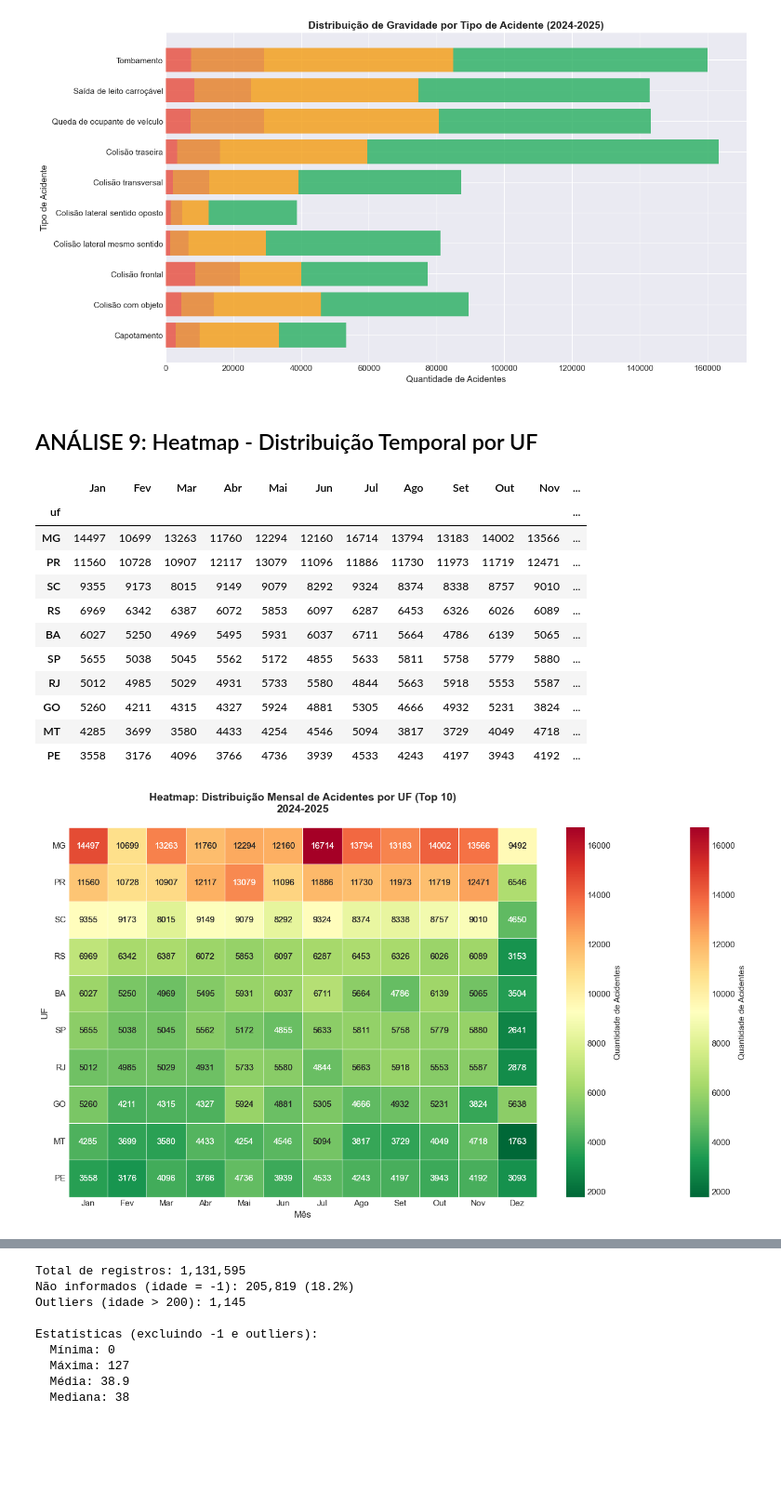
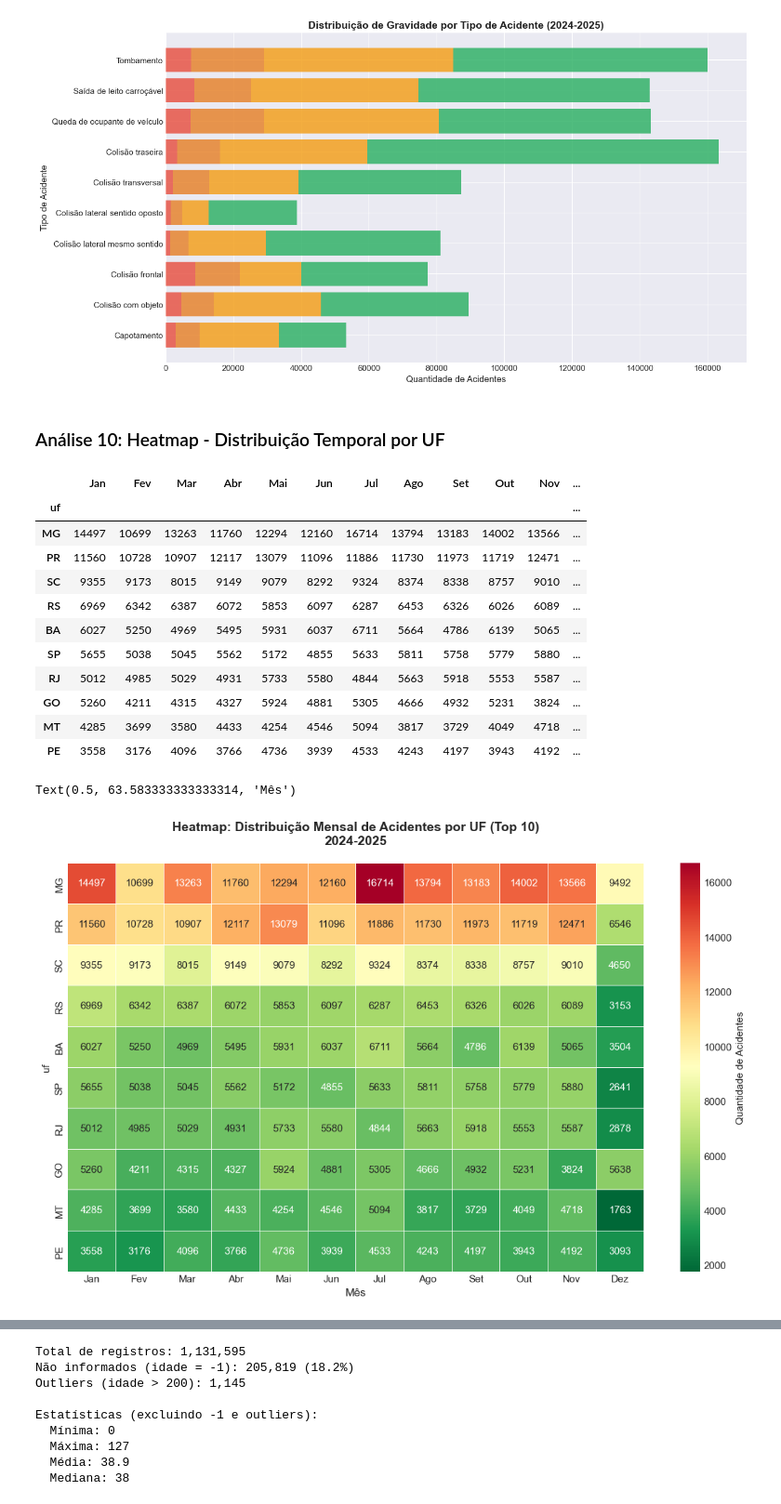
Before and after one commit to MatheussBrant/SBD2-Grupo-19-PRF, a Jupyter notebook: data_layer/raw/analytics_raw.ipynb, the cells around one changed output, grey strips where cells are left out. Shown at 93% size. Cells and saved outputs as stored; diff of their text form; code cells hidden in the pictures; blank space fills up the shorter version.

```diff
--- a/data_layer/raw/analytics_raw.ipynb
+++ b/data_layer/raw/analytics_raw.ipynb
@@ -414,10 +446,16 @@ ax.set_title('Distribuição de Gravidade por Tipo de Acidente (2024-2025)',
 Text(0.5, 1.0, 'Distribuição de Gravidade por Tipo de Acidente (2024-2025)')
 [figure]
 # %% [markdown]
-## ANÁLISE 9: Heatmap - Distribuição Temporal por UF
+### Análise 10: Heatmap - Distribuição Temporal por UF
 # %%
 top_10_ufs = df['uf'].value_counts().head(10).index
 df_top_ufs = df[df['uf'].isin(top_10_ufs)].copy()
+
+# Obter anos disponíveis para o título
+anos_disponiveis = sorted(df['ano'].dropna().unique())
+primeiro_ano = int(min(anos_disponiveis))
+ultimo_ano = int(max(anos_disponiveis))
+periodo = f'{primeiro_ano}-{ultimo_ano}' if primeiro_ano != ultimo_ano else str(primeiro_ano)
 
 heatmap_uf_mes = pd.crosstab(df_top_ufs['uf'], df_top_ufs['mes'])
 heatmap_uf_mes['Total'] = heatmap_uf_mes.sum(axis=1)
@@ -429,44 +467,34 @@ meses_nomes = {1: 'Jan', 2: 'Fev', 3: 'Mar', 4: 'Abr', 5: 'Mai', 6: 'Jun',
 heatmap_uf_mes.columns = [meses_nomes.get(col, col) for col in heatmap_uf_mes.columns]
 
 display(heatmap_uf_mes)
 
 
 plt.figure(figsize=(14, 8))
 sns.heatmap(
     heatmap_uf_mes,
     annot=True,
     fmt='d',
     cmap='RdYlGn_r',  # Vermelho (alto) -> Amarelo -> Verde (baixo)
     cbar_kws={'label': 'Quantidade de Acidentes'},
     linewidths=0.5,
     linecolor='white'
 )
-plt.title('Heatmap: Distribuição Mensal de Acidentes por UF (Top 10)\n2024-2025',
+plt.title(f'Heatmap: Distribuição Mensal de Acidentes por UF (Top 10)\n{periodo}',
           fontsize=14, fontweight='bold', pad=20)
 plt.xlabel('Mês', fontsize=12)
-sns.heatmap(heatmap_uf_mes, annot=True, fmt='d', cmap='RdYlGn_r',
-            cbar_kws={'label': 'Quantidade de Acidentes'},
-            linewidths=0.5, linecolor='white')
-plt.title('Heatmap: Distribuição Mensal de Acidentes por UF (Top 10)\n2024-2025',
-          fontsize=14, fontweight='bold', pad=20)
-plt.xlabel('Mês', fontsize=12)
-plt.ylabel('UF', fontsize=12)
-plt.xticks(rotation=0)
-plt.yticks(rotation=0)
-plt.tight_layout()
-plt.show()
 # %% [output]
 |  | Jan | Fev | Mar | Abr | Mai | Jun | Jul | Ago | Set | Out | Nov | ... |
 | uf |  |  |  |  |  |  |  |  |  |  |  | ... |
 | MG | 14497 | 10699 | 13263 | 11760 | 12294 | 12160 | 16714 | 13794 | 13183 | 14002 | 13566 | ... |
 | PR | 11560 | 10728 | 10907 | 12117 | 13079 | 11096 | 11886 | 11730 | 11973 | 11719 | 12471 | ... |
 | SC | 9355 | 9173 | 8015 | 9149 | 9079 | 8292 | 9324 | 8374 | 8338 | 8757 | 9010 | ... |
 | RS | 6969 | 6342 | 6387 | 6072 | 5853 | 6097 | 6287 | 6453 | 6326 | 6026 | 6089 | ... |
 | BA | 6027 | 5250 | 4969 | 5495 | 5931 | 6037 | 6711 | 5664 | 4786 | 6139 | 5065 | ... |
 | SP | 5655 | 5038 | 5045 | 5562 | 5172 | 4855 | 5633 | 5811 | 5758 | 5779 | 5880 | ... |
 | RJ | 5012 | 4985 | 5029 | 4931 | 5733 | 5580 | 4844 | 5663 | 5918 | 5553 | 5587 | ... |
 | GO | 5260 | 4211 | 4315 | 4327 | 5924 | 4881 | 5305 | 4666 | 4932 | 5231 | 3824 | ... |
 | MT | 4285 | 3699 | 3580 | 4433 | 4254 | 4546 | 5094 | 3817 | 3729 | 4049 | 4718 | ... |
 | PE | 3558 | 3176 | 4096 | 3766 | 4736 | 3939 | 4533 | 4243 | 4197 | 3943 | 4192 | ... |
+Text(0.5, 63.583333333333314, 'Mês')
-[figure, old version]
+[figure, new version]
 # %% [markdown]
```
Also changed, not shown: parts of 34 cells of this notebook.
